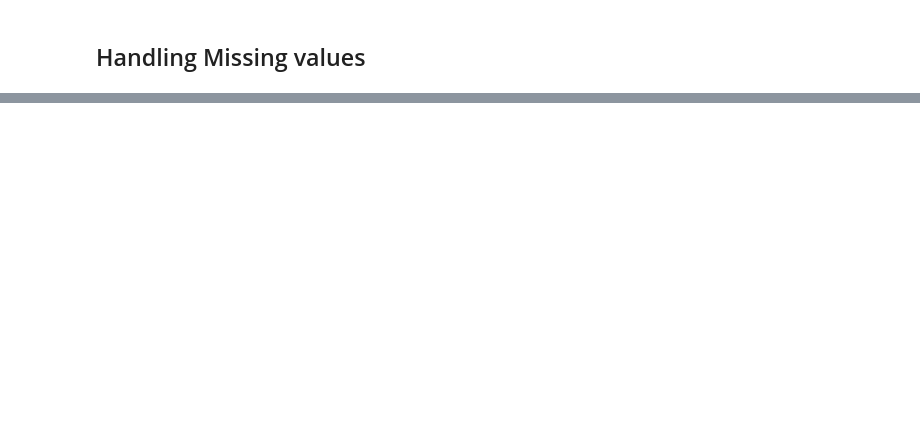
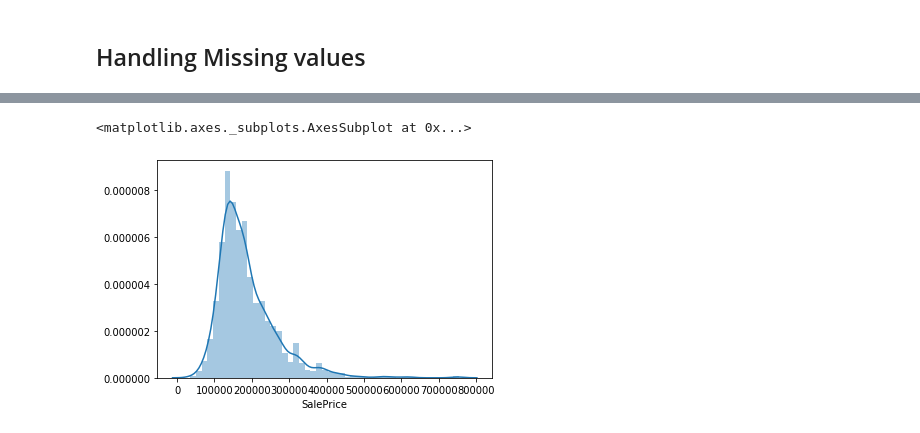
Before and after one commit to gangwarv/house-prices-advanced-regression-techniques, a Jupyter notebook: adv-house-price-model.ipynb, the cells around one changed output, grey strips where cells are left out. Cells and saved outputs as stored; diff of their text form; code cells hidden in the pictures; blank space fills up the shorter version.

```diff
--- a/adv-house-price-model.ipynb
+++ b/adv-house-price-model.ipynb
@@ -91,0 +187,7 @@ array([0, 1, 2])
+# %%
+sns.distplot(data_no_mv['SalePrice'])
+# plt.scatter(data_no_mv['SalePrice'],)
+# plt.show
+# %% [output]
+<matplotlib.axes._subplots.AxesSubplot at 0x...>
+[figure, added]
```
Also changed, not shown: parts of 17 cells of this notebook.
